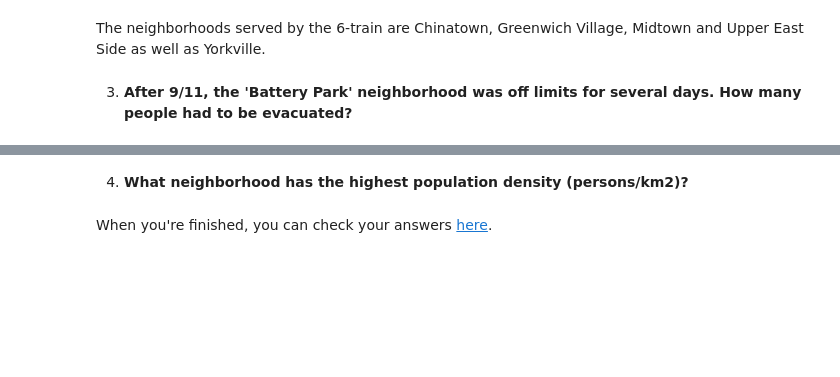
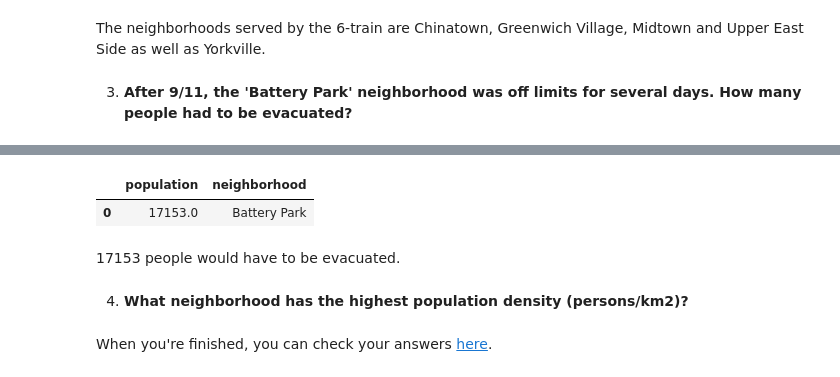
Before and after one commit to Aurora-77777/CASA0005, a Jupyter notebook: notebooks/W04_postgis2.ipynb, the cells around one changed output, grey strips where cells are left out. Saved outputs shown, nothing was run; the diff lists cells and outputs as text; code cells hidden in the pictures; blank space fills up the shorter version.

```diff
--- a/notebooks/W04_postgis2.ipynb
+++ b/notebooks/W04_postgis2.ipynb
@@ -192,3 +216,11 @@ The neighborhoods served by the 6-train are Chinatown, Greenwich Village, Midtow
+# %%
+Park_station_df = con.sql("SELECT sum(a.popn_total) AS population, b.NAME as neighborhood FROM nyc_census_blocks a JOIN nyc_neighborhoods b ON ST_Intersects(a.geom, b.geom) WHERE b.name = 'Battery Park' Group by b.name ;").df()
+Park_station_df.head()
+# %% [output]
+|  | population | neighborhood |
+| 0 | 17153.0 | Battery Park |
+# %% [markdown]
+17153 people would have to be evacuated.
 # %% [markdown]
 4. **What neighborhood has the highest population density (persons/km2)?**
 # %% [markdown]
```
Also changed, not shown: parts of 3 cells of this notebook.
